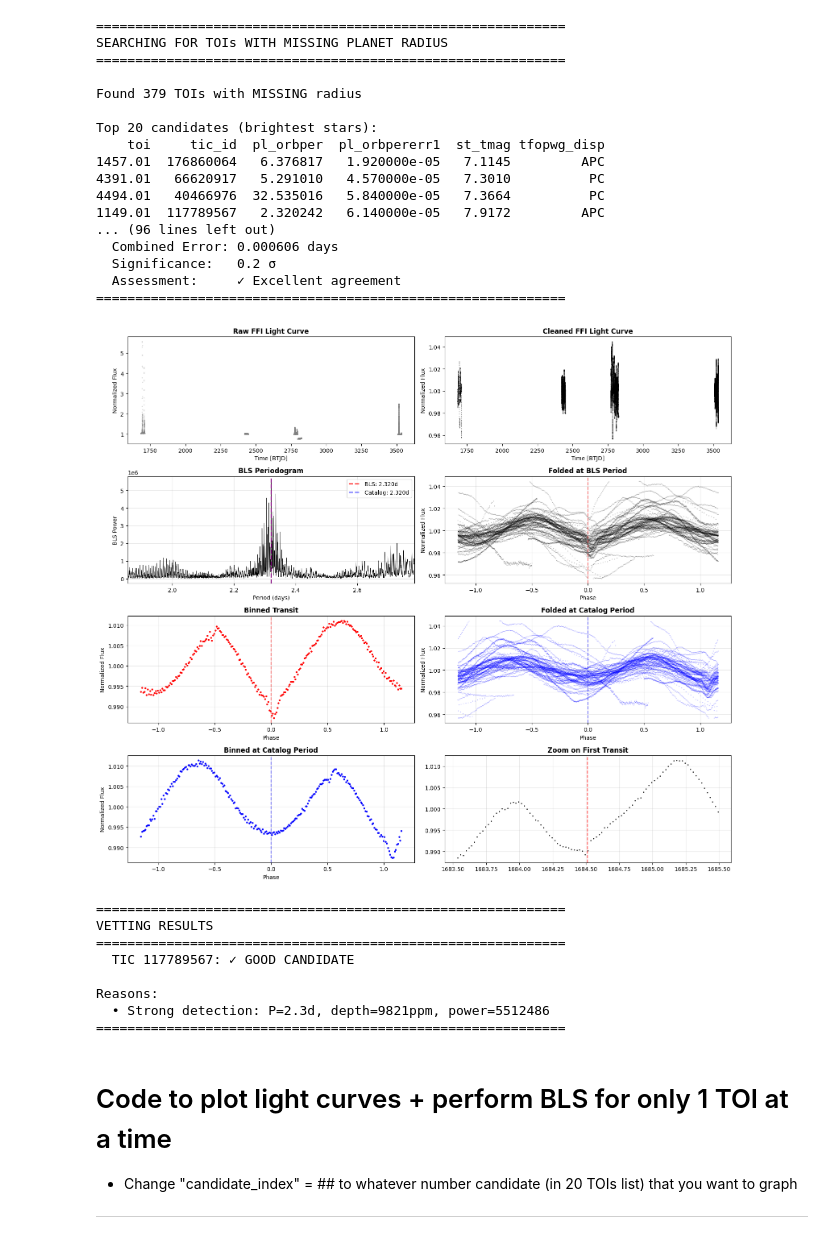
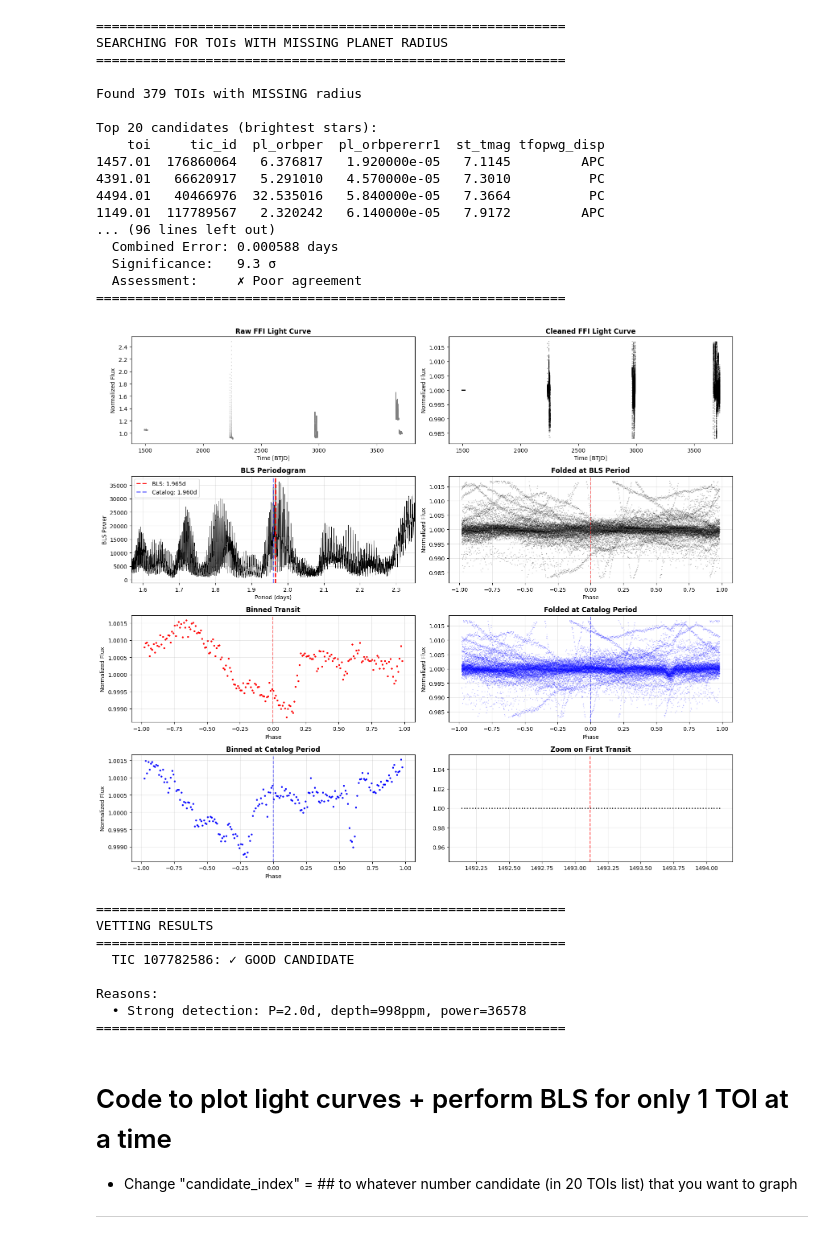
Before and after one commit to cyan-yee/Physics-77-Final-Project---TESS-Exoplanet, a Jupyter notebook: Data/FFI.ipynb, the cells around one changed output. Drawn from its saved outputs; the diff is of its cells as text; code cells hidden in the pictures.

```diff
--- a/Data/FFI.ipynb
+++ b/Data/FFI.ipynb
@@ -1005,7 +964,7 @@ if __name__ == "__main__":
 
     if df_missing is not None and len(df_missing) > 0:
 
-        candidate_index = 3  # **Change this** as needed to analyze different TOIs
+        candidate_index = 12  # **Change this** as needed to analyze different TOIs
 
         tic_id = int(df_missing['tic_id'].iloc[candidate_index])
         known_period = float(df_missing['pl_orbper'].iloc[candidate_index])
@@ -1013,44 +972,44 @@ if __name__ == "__main__":
         tmag = df_missing['st_tmag'].iloc[candidate_index]
 
         known_period_err = None
         if 'pl_orbpererr1' in df_missing.columns and pd.notna(df_missing['pl_orbpererr1'].iloc[candidate_index]):
             known_period_err = float(df_missing['pl_orbpererr1'].iloc[candidate_index])
 
         results = analyze_missing_radius_toi(
             tic_id, known_period, known_period_err, toi_name, tmag
         )
 
     else:
         print("\n✗ No TOIs with missing radius found")
 
 # To run batch analysis on top 20:
 # batch_analyze_missing_radius(df_missing, num_candidates=20, save_lcs=True)
 # %% [output]
 ============================================================
 SEARCHING FOR TOIs WITH MISSING PLANET RADIUS
 ============================================================
 
 Found 379 TOIs with MISSING radius
 
 Top 20 candidates (brightest stars):
     toi     tic_id  pl_orbper  pl_orbpererr1  st_tmag tfopwg_disp
 1457.01  176860064   6.376817   1.920000e-05   7.1145         APC
 4391.01   66620917   5.291010   4.570000e-05   7.3010          PC
 4494.01   40466976  32.535016   5.840000e-05   7.3664          PC
 1149.01  117789567   2.320242   6.140000e-05   7.9172         APC
 ... (96 lines left out)
-  Combined Error: 0.000606 days
-  Significance:   0.2 σ
-  Assessment:     ✓ Excellent agreement
+  Combined Error: 0.000588 days
+  Significance:   9.3 σ
+  Assessment:     ✗ Poor agreement
 ============================================================
-[figure, old version]
+[figure, new version]
 ============================================================
 VETTING RESULTS
 ============================================================
-  TIC 117789567: ✓ GOOD CANDIDATE
+  TIC 107782586: ✓ GOOD CANDIDATE
 
 Reasons:
-  • Strong detection: P=2.3d, depth=9821ppm, power=5512486
+  • Strong detection: P=2.0d, depth=998ppm, power=36578
 ============================================================
 # %% [markdown]
 # Code to plot light curves + perform BLS for only 1 TOI at a time
```
Also changed, not shown: parts of 6 cells of this notebook.
